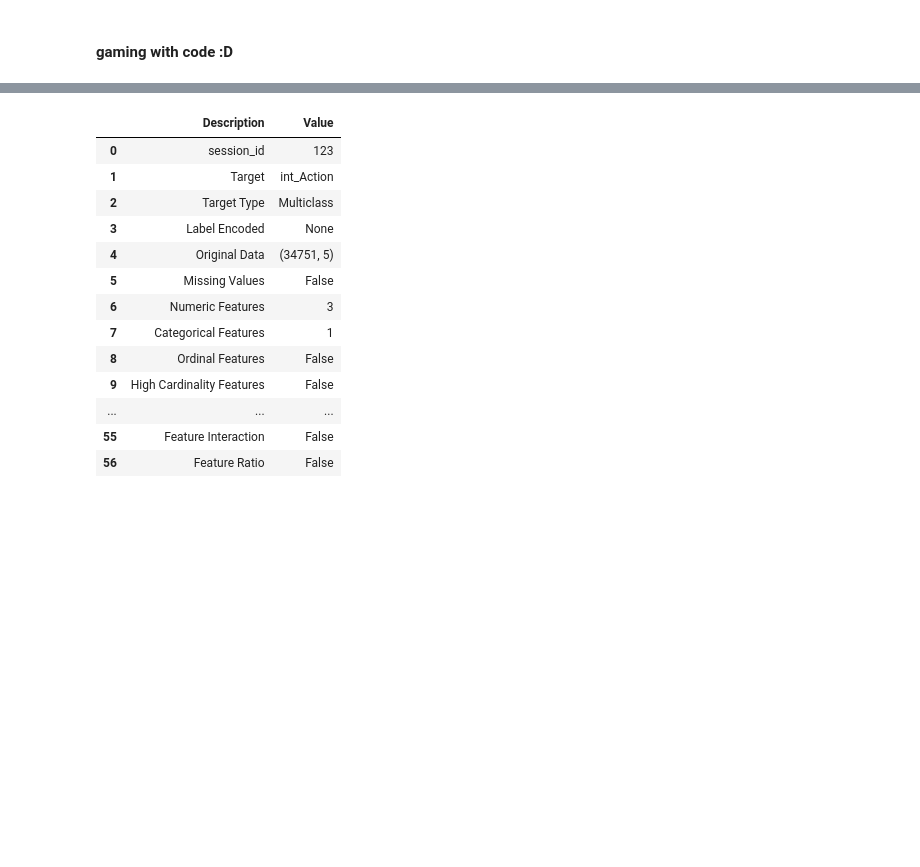
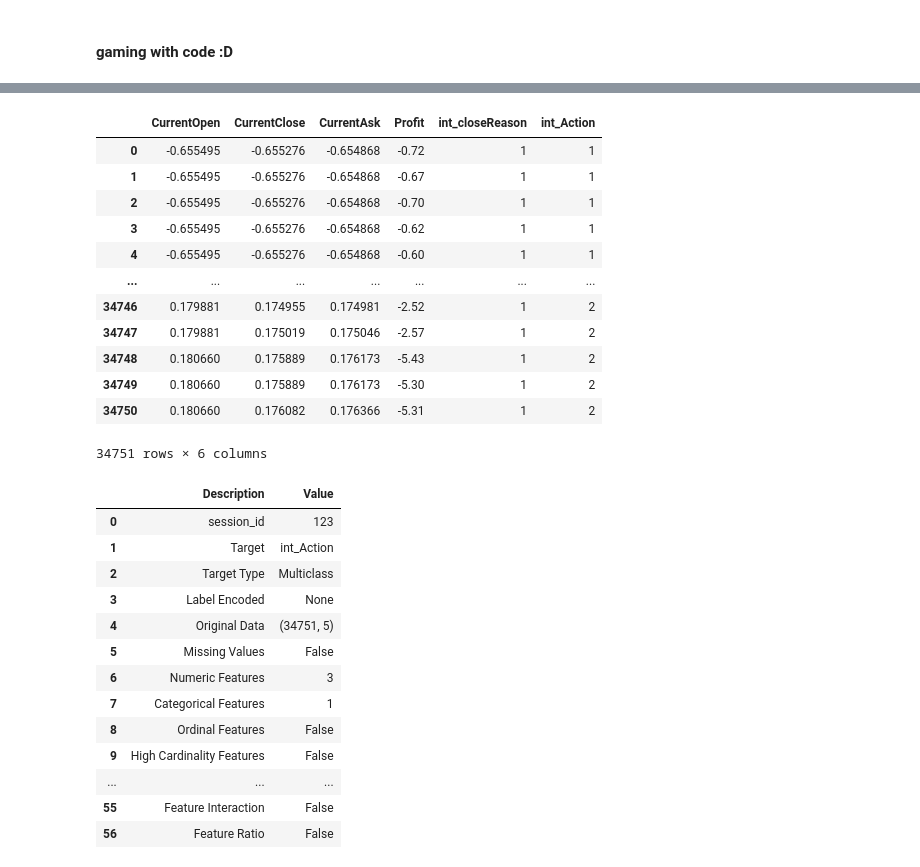
Before and after one commit to MKarimi21/MCI_Project_Part01, a Jupyter notebook: 00_core.ipynb, the cells around one changed output, grey strips where cells are left out. Cells and saved outputs as stored; diff of their text form; code cells hidden in the pictures; blank space fills up the shorter version.

Commit message:
do scaler it

```diff
--- a/00_core.ipynb
+++ b/00_core.ipynb
@@ -202,0 +163,4 @@ setupPycaret
+# %%
+from sklearn.preprocessing import MinMaxScaler
+
+scaler = MinMaxScaler(feature_range=(-1,1))
@@ -203,3 +169,28 @@ setupPycaret
+# %%
+m = ['CurrentOpen', 'CurrentClose', 'CurrentAsk']
+
+for i in range(3):
+
+    cOpenNmpy = train_data[m[i]].to_numpy()
+    cOpenScaler = scaler.fit_transform(cOpenNmpy.reshape(-1,1))
+
+    train_data[m[i]] = cOpenScaler
+
+train_data
+# %% [output]
+|  | CurrentOpen | CurrentClose | CurrentAsk | Profit | int_closeReason | int_Action |
+| 0 | -0.655495 | -0.655276 | -0.654868 | -0.72 | 1 | 1 |
+| 1 | -0.655495 | -0.655276 | -0.654868 | -0.67 | 1 | 1 |
+| 2 | -0.655495 | -0.655276 | -0.654868 | -0.70 | 1 | 1 |
+| 3 | -0.655495 | -0.655276 | -0.654868 | -0.62 | 1 | 1 |
+| 4 | -0.655495 | -0.655276 | -0.654868 | -0.60 | 1 | 1 |
+| ... | ... | ... | ... | ... | ... | ... |
+| 34746 | 0.179881 | 0.174955 | 0.174981 | -2.52 | 1 | 2 |
+| 34747 | 0.179881 | 0.175019 | 0.175046 | -2.57 | 1 | 2 |
+| 34748 | 0.180660 | 0.175889 | 0.176173 | -5.43 | 1 | 2 |
+| 34749 | 0.180660 | 0.175889 | 0.176173 | -5.30 | 1 | 2 |
+| 34750 | 0.180660 | 0.176082 | 0.176366 | -5.31 | 1 | 2 |
+34751 rows × 6 columns
 # %%
 from pycaret.classification import *
 
```
Also changed, not shown: parts of 19 cells of this notebook.
